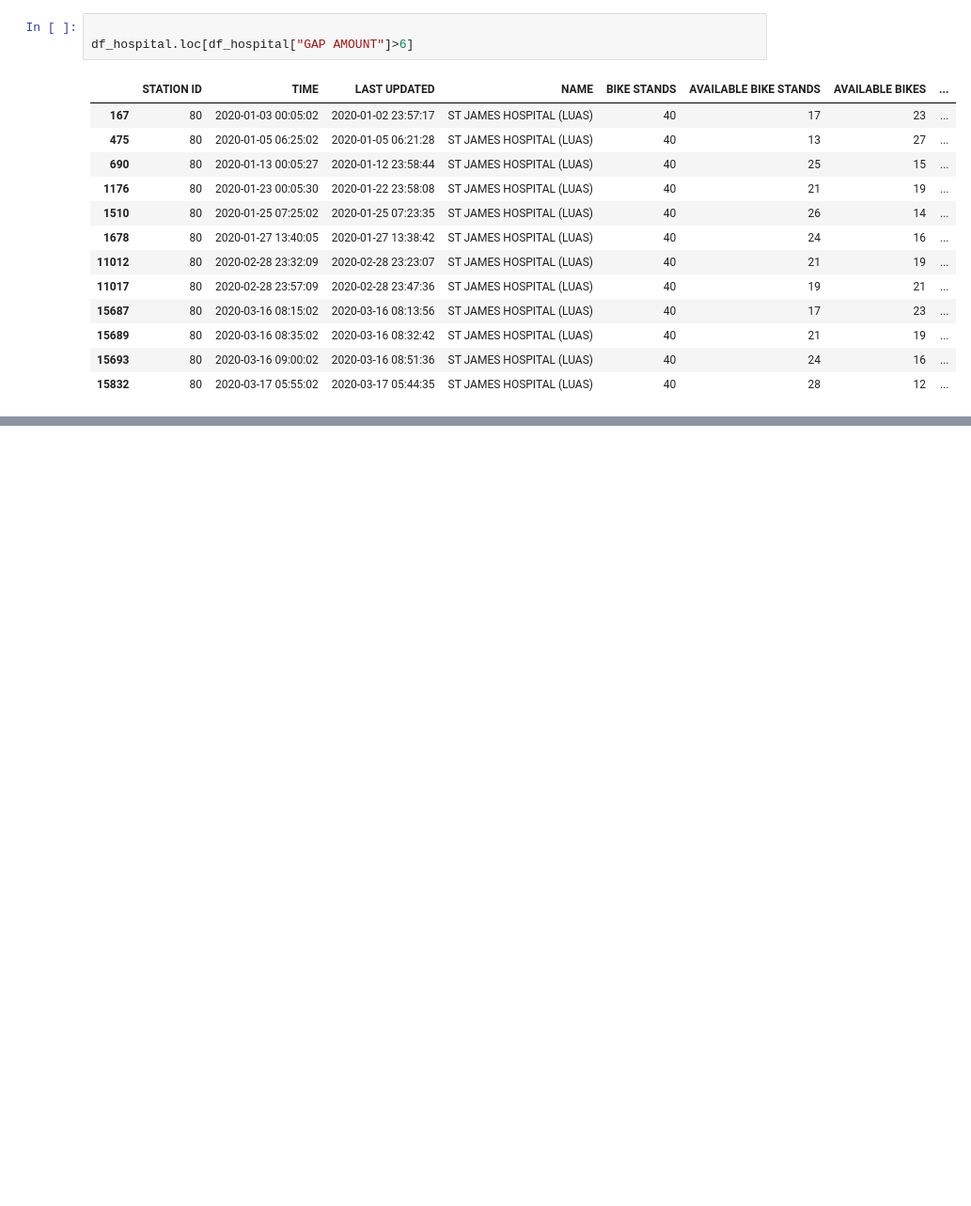
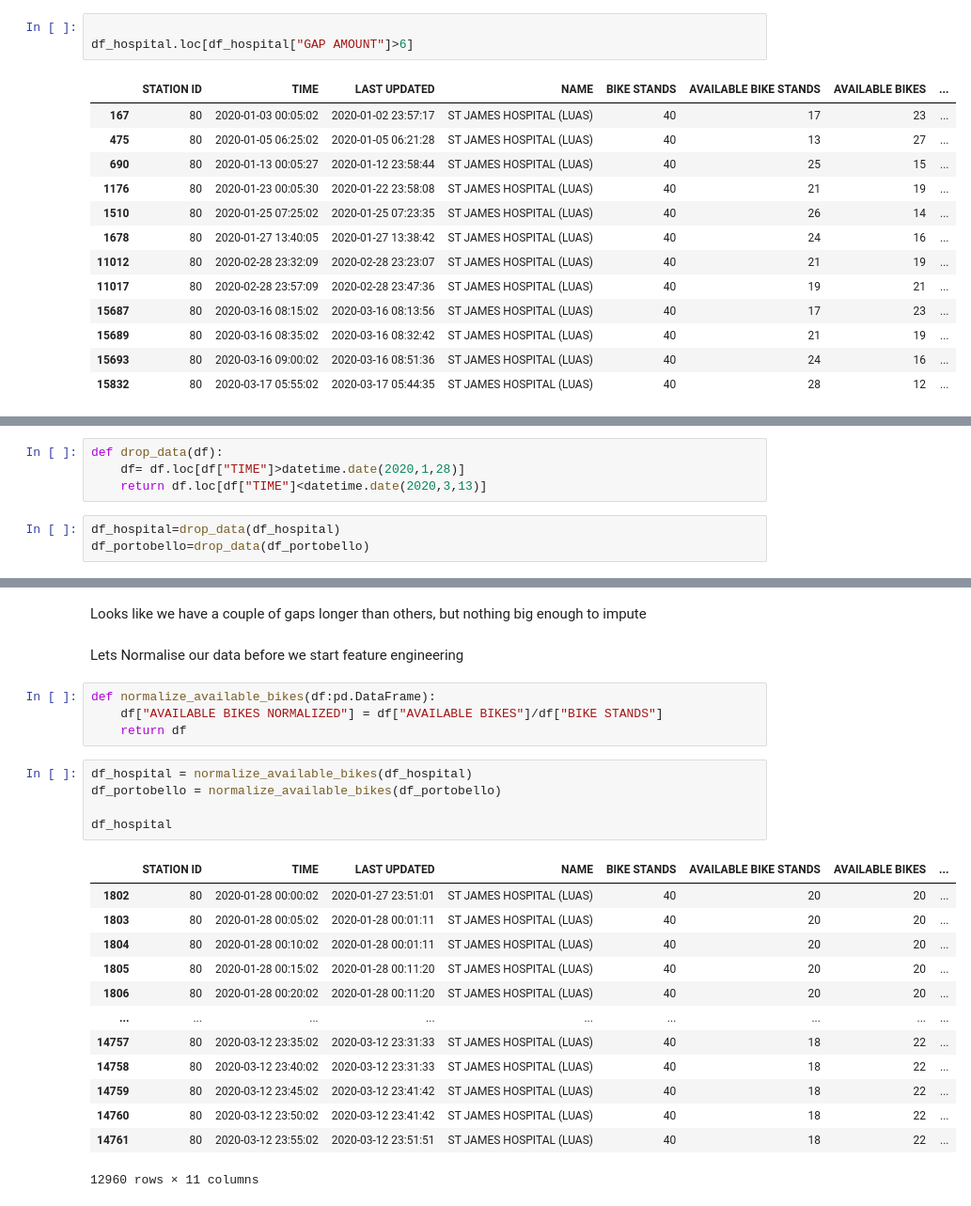
Before and after one commit to cormac-doyle/Final-Assignment-Machine-Learning, a Jupyter notebook: main.ipynb, the cells around one changed output, grey strips where cells are left out. Shown at 94% size. Saved outputs shown, nothing was run; the diff lists cells and outputs as text; blank space fills up the shorter version.

```diff
--- a/main.ipynb
+++ b/main.ipynb
@@ -63,0 +85,7 @@ plt.show()
+# %%
+def drop_data(df):
+    df= df.loc[df["TIME"]>datetime.date(2020,1,28)]
+    return df.loc[df["TIME"]<datetime.date(2020,3,13)]
+# %%
+df_hospital=drop_data(df_hospital)
+df_portobello=drop_data(df_portobello)
@@ -63,0 +109,27 @@ plt.show()
+# %% [markdown]
+Looks like we have a couple of gaps longer than others, but nothing big enough to impute
+# %% [markdown]
+Lets Normalise our data before we start feature engineering
+# %%
+def normalize_available_bikes(df:pd.DataFrame):
+    df["AVAILABLE BIKES NORMALIZED"] = df["AVAILABLE BIKES"]/df["BIKE STANDS"]
+    return df
+# %%
+df_hospital = normalize_available_bikes(df_hospital)
+df_portobello = normalize_available_bikes(df_portobello)
+
+df_hospital
+# %% [output]
+|  | STATION ID | TIME | LAST UPDATED | NAME | BIKE STANDS | AVAILABLE BIKE STANDS | AVAILABLE BIKES | ... |
+| 1802 | 80 | 2020-01-28 00:00:02 | 2020-01-27 23:51:01 | ST JAMES HOSPITAL (LUAS) | 40 | 20 | 20 | ... |
+| 1803 | 80 | 2020-01-28 00:05:02 | 2020-01-28 00:01:11 | ST JAMES HOSPITAL (LUAS) | 40 | 20 | 20 | ... |
+| 1804 | 80 | 2020-01-28 00:10:02 | 2020-01-28 00:01:11 | ST JAMES HOSPITAL (LUAS) | 40 | 20 | 20 | ... |
+| 1805 | 80 | 2020-01-28 00:15:02 | 2020-01-28 00:11:20 | ST JAMES HOSPITAL (LUAS) | 40 | 20 | 20 | ... |
+| 1806 | 80 | 2020-01-28 00:20:02 | 2020-01-28 00:11:20 | ST JAMES HOSPITAL (LUAS) | 40 | 20 | 20 | ... |
+| ... | ... | ... | ... | ... | ... | ... | ... | ... |
+| 14757 | 80 | 2020-03-12 23:35:02 | 2020-03-12 23:31:33 | ST JAMES HOSPITAL (LUAS) | 40 | 18 | 22 | ... |
+| 14758 | 80 | 2020-03-12 23:40:02 | 2020-03-12 23:31:33 | ST JAMES HOSPITAL (LUAS) | 40 | 18 | 22 | ... |
+| 14759 | 80 | 2020-03-12 23:45:02 | 2020-03-12 23:41:42 | ST JAMES HOSPITAL (LUAS) | 40 | 18 | 22 | ... |
+| 14760 | 80 | 2020-03-12 23:50:02 | 2020-03-12 23:41:42 | ST JAMES HOSPITAL (LUAS) | 40 | 18 | 22 | ... |
+| 14761 | 80 | 2020-03-12 23:55:02 | 2020-03-12 23:51:51 | ST JAMES HOSPITAL (LUAS) | 40 | 18 | 22 | ... |
+12960 rows × 11 columns
```
Also changed, not shown: parts of 9 cells of this notebook.
